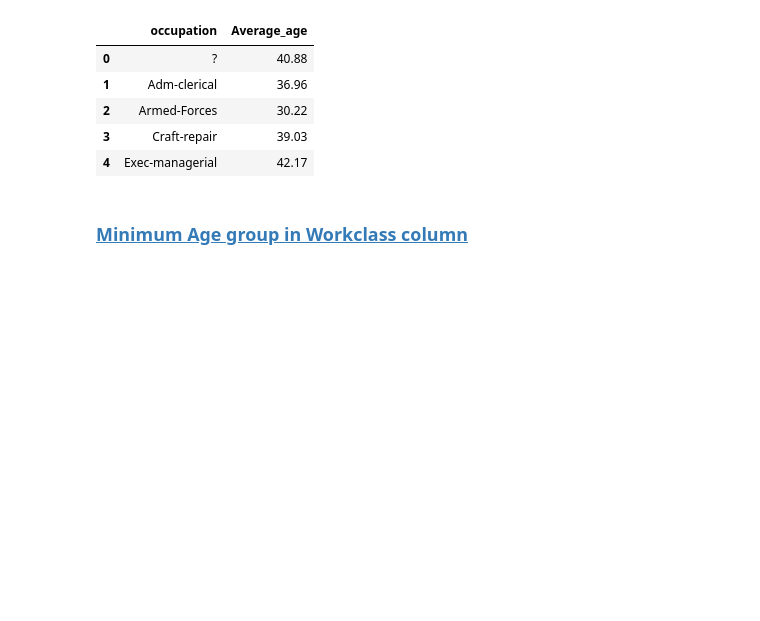
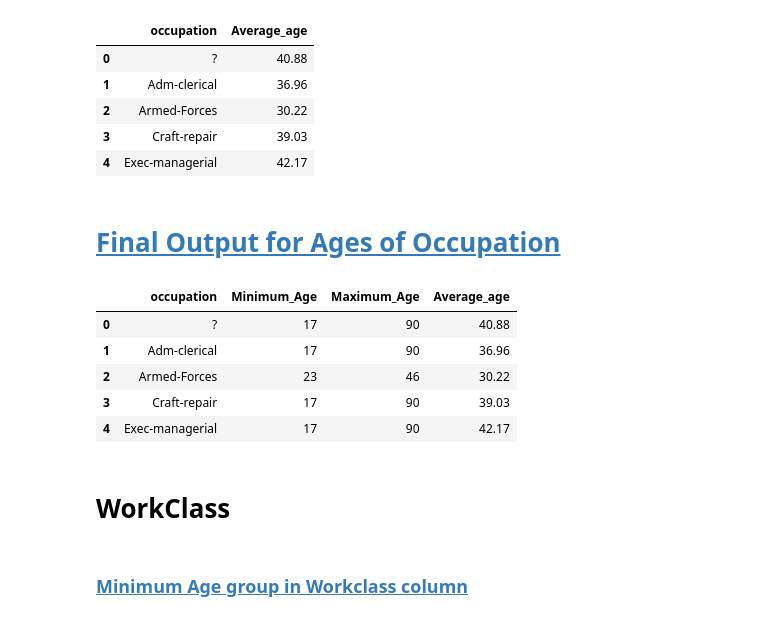
Before and after one commit to RancyChepchirchir/Assignments, a Jupyter notebook: 07.Assignment-SQL.ipynb, the cells around one changed output. Drawn from its saved outputs; the diff is of its cells as text; code cells hidden in the pictures; blank space fills up the shorter version.

```diff
--- a/07.Assignment-SQL.ipynb
+++ b/07.Assignment-SQL.ipynb
@@ -227,6 +238,23 @@ output7.head().round(2)
 | 2 | Armed-Forces | 30.22 |
 | 3 | Craft-repair | 39.03 |
 | 4 | Exec-managerial | 42.17 |
+# %% [markdown]
+# [Final Output for Ages of Occupation](#0)
+# %%
+cur.execute("""Select occupation ,min(age)As Minimum_Age, max(age)As Maximum_Age, avg(age)As Average_age
+               From sqladb group by occupation ;""")
+output5c = pd.DataFrame(cur.fetchall())
+output5c.columns = [x[0] for x in cur.description]
+output5c.head().round(2)
+# %% [output]
+|  | occupation | Minimum_Age | Maximum_Age | Average_age |
+| 0 | ? | 17 | 90 | 40.88 |
+| 1 | Adm-clerical | 17 | 90 | 36.96 |
+| 2 | Armed-Forces | 23 | 46 | 30.22 |
+| 3 | Craft-repair | 17 | 90 | 39.03 |
+| 4 | Exec-managerial | 17 | 90 | 42.17 |
+# %% [markdown]
+# WorkClass
 # %% [markdown]
 ### [Minimum Age group in Workclass column](#0)
 # %%
```
Also changed, not shown: parts of 22 cells of this notebook, 2 other files.
